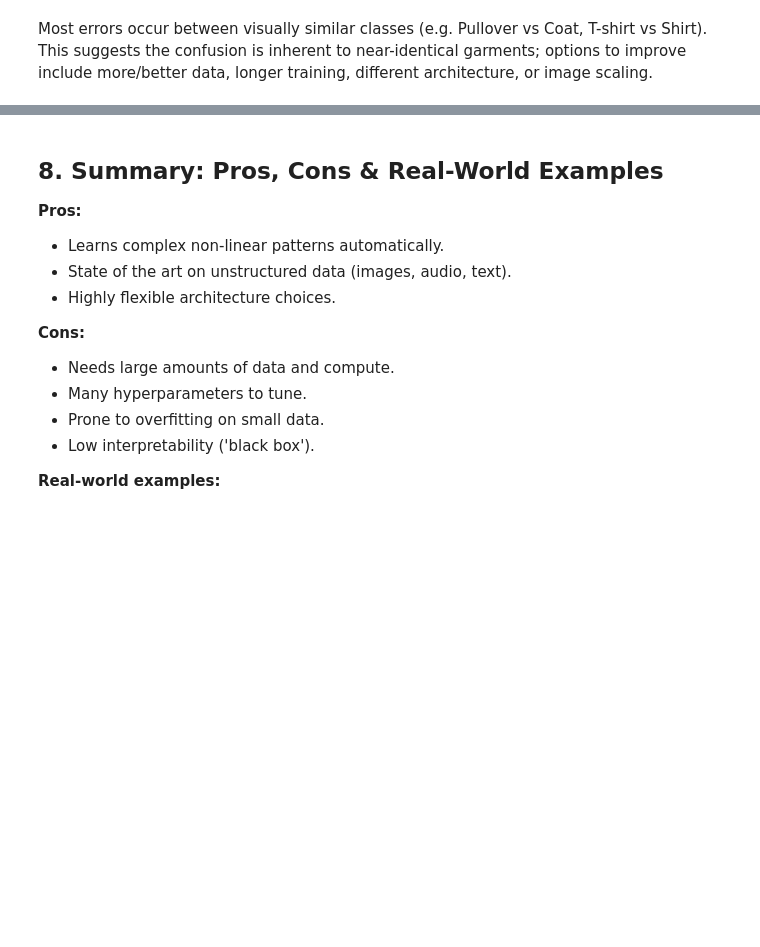
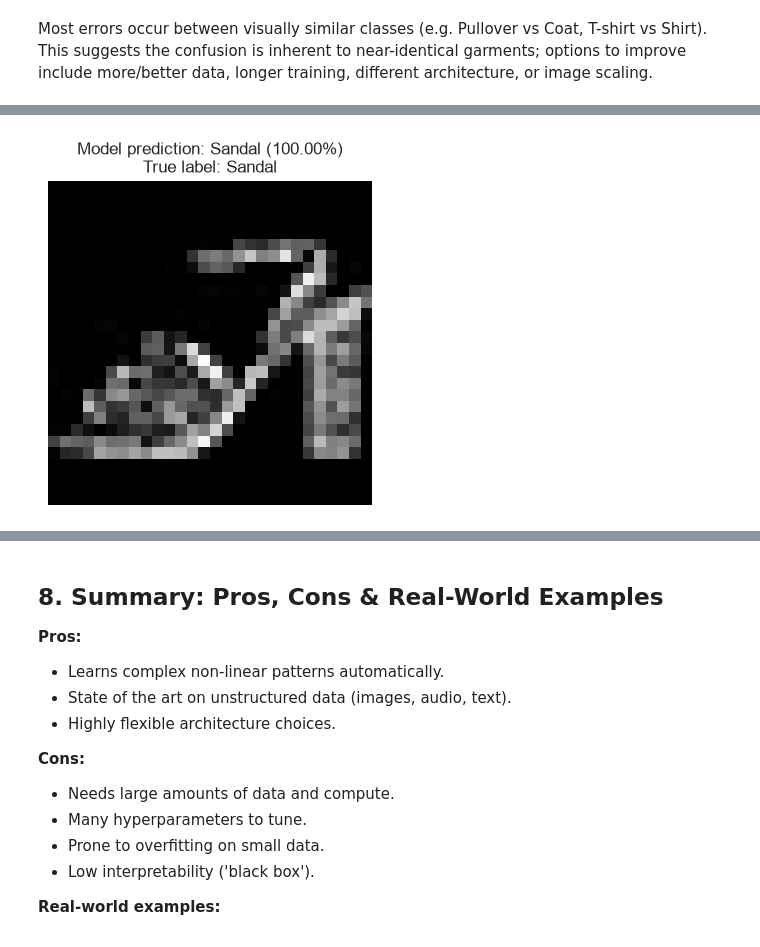
Before and after one commit to WillardDev/CNN-Fashion-Classifier, a Jupyter notebook: fashion_mnist_cnn.ipynb, the cells around one changed output, grey strips where cells are left out. Cells and saved outputs as stored; diff of their text form; code cells hidden in the pictures; blank space fills up the shorter version.

```diff
--- a/fashion_mnist_cnn.ipynb
+++ b/fashion_mnist_cnn.ipynb
@@ -325,0 +403,22 @@ Most errors occur between visually similar classes (e.g. Pullover vs Coat, T-shi
+# %%
+def predict_image(X, y_true=None, title='Model prediction'):
+    pred = model.predict(X, verbose=0)
+    pred_class = int(np.argmax(pred, axis=1)[0])
+    confidence = float(np.max(pred))
+    plt.figure(figsize=(4, 4))
+    plt.imshow(X[0, :, :, 0], cmap='gray')
+    label = f'{title}: {class_names[pred_class]} ({confidence:.2%})'
+    if y_true is not None:
+        label += f'\nTrue label: {class_names[y_true]}'
+    plt.title(label)
+    plt.axis('off')
+    plt.tight_layout()
+    plt.show()
+    return pred_class, pred
+
+
+# Test on a single random test image (model has never seen these examples during training)
+idx = np.random.randint(0, len(X_test))
+pred_class, pred = predict_image(X_test[idx:idx + 1], y_test[idx])
+# %% [output]
+[figure, added]
```
Also changed, not shown: parts of 13 cells of this notebook, 3 other files.
